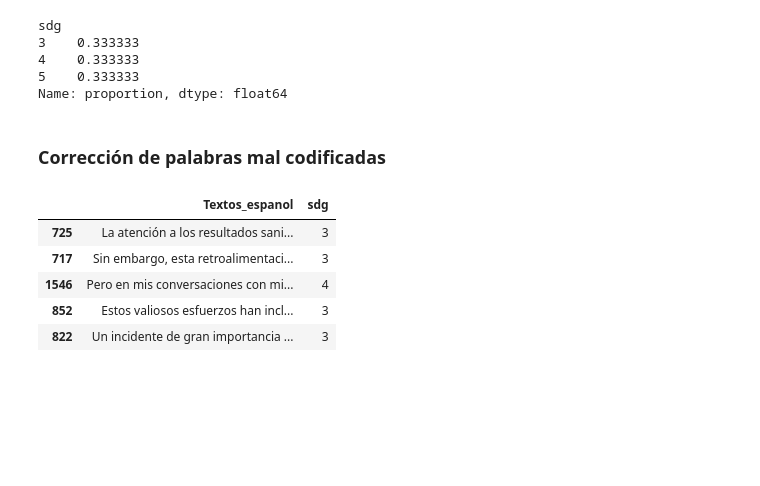
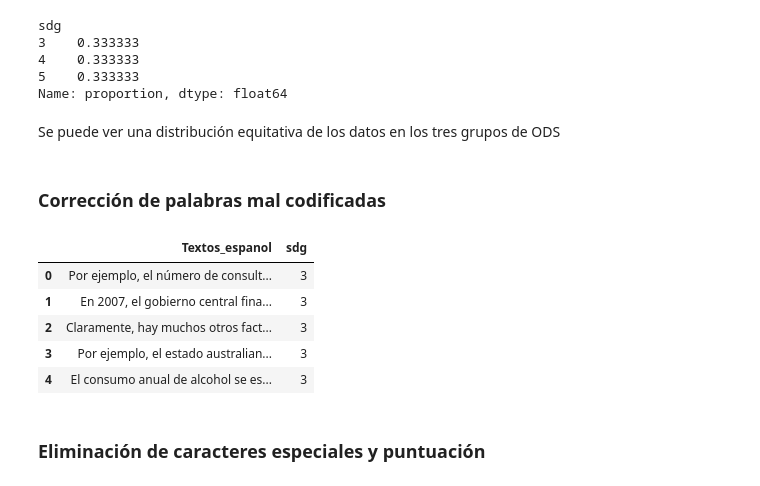
Before and after one commit to pdazad/ProyectoBI-G17, a Jupyter notebook: Etapa1/Fases/Modelado/AnalisisTextosODS.ipynb, the cells around one changed output. Cells and saved outputs as stored; diff of their text form; code cells hidden in the pictures; blank space fills up the shorter version.

```diff
--- a/Etapa1/Fases/Modelado/AnalisisTextosODS.ipynb
+++ b/Etapa1/Fases/Modelado/AnalisisTextosODS.ipynb
@@ -168,6 +173,8 @@ sdg
 4    0.333333
 5    0.333333
 Name: proportion, dtype: float64
+# %% [markdown]
+Se puede ver una distribución equitativa de los datos en los tres grupos de ODS
 # %%
 data_t["Textos_espanol"] = data_t["Textos_espanol"].astype(str)
 # %% [markdown]
@@ -182,12 +189,15 @@ def fix_malformed_words(text):
 
 # Aplica la función a tu DataFrame
 data_t['Textos_espanol'] = data_t['Textos_espanol'].apply(fix_malformed_words)
-# %%
-data_t.sample(5)
-# %% [output]
-|  | Textos_espanol | sdg |
-| 725 | La atención a los resultados sani... | 3 |
-| 717 | Sin embargo, esta retroalimentaci... | 3 |
-| 1546 | Pero en mis conversaciones con mi... | 4 |
-| 852 | Estos valiosos esfuerzos han incl... | 3 |
-| 822 | Un incidente de gran importancia ... | 3 |
+# %%
+#Se verifica que se haya realizado la corrección
+data_t.head(5)
+# %% [output]
+|  | Textos_espanol | sdg |
+| 0 | Por ejemplo, el número de consult... | 3 |
+| 1 | En 2007, el gobierno central fina... | 3 |
+| 2 | Claramente, hay muchos otros fact... | 3 |
+| 3 | Por ejemplo, el estado australian... | 3 |
+| 4 | El consumo anual de alcohol se es... | 3 |
+# %% [markdown]
+### Eliminación de caracteres especiales y puntuación
```
Also changed, not shown: parts of 10 cells of this notebook.
